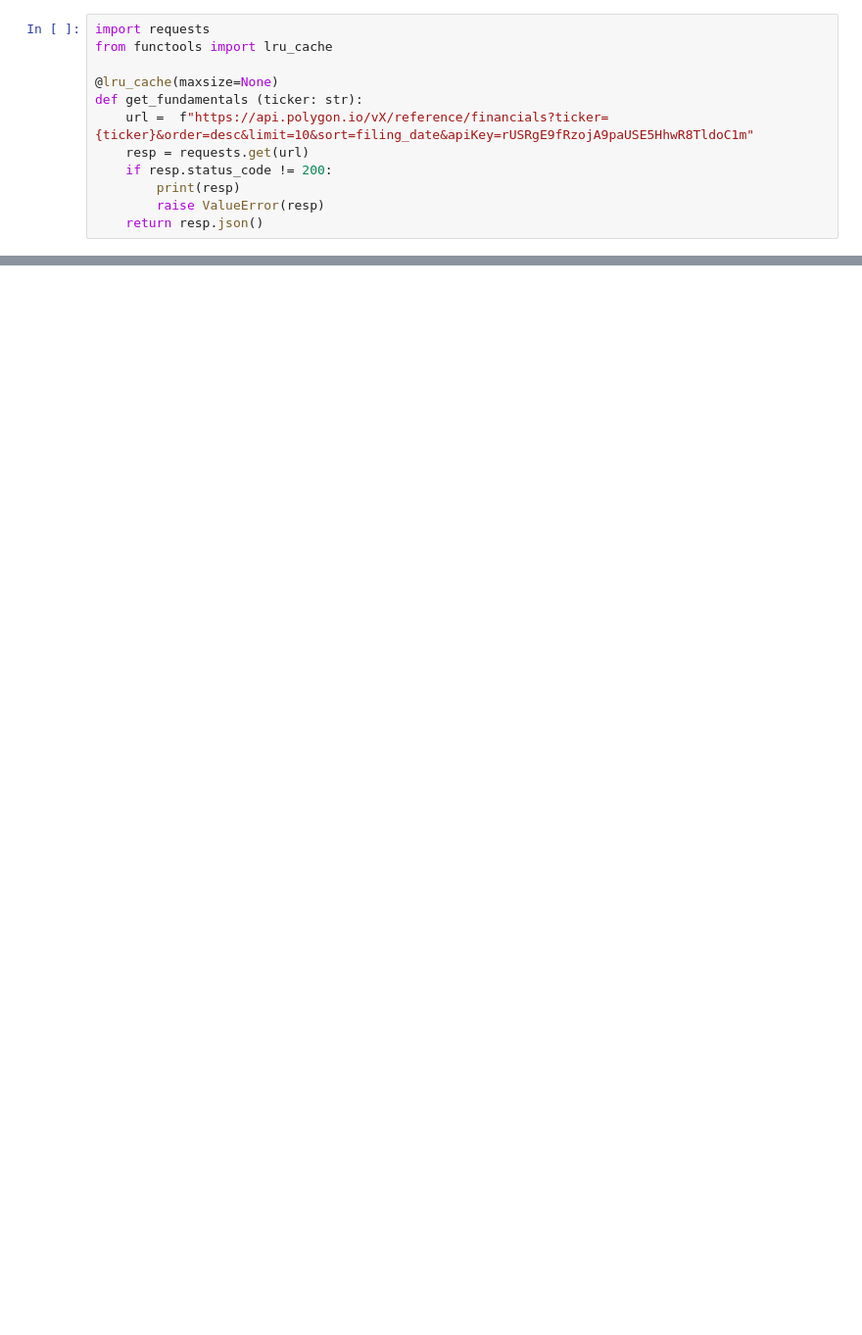
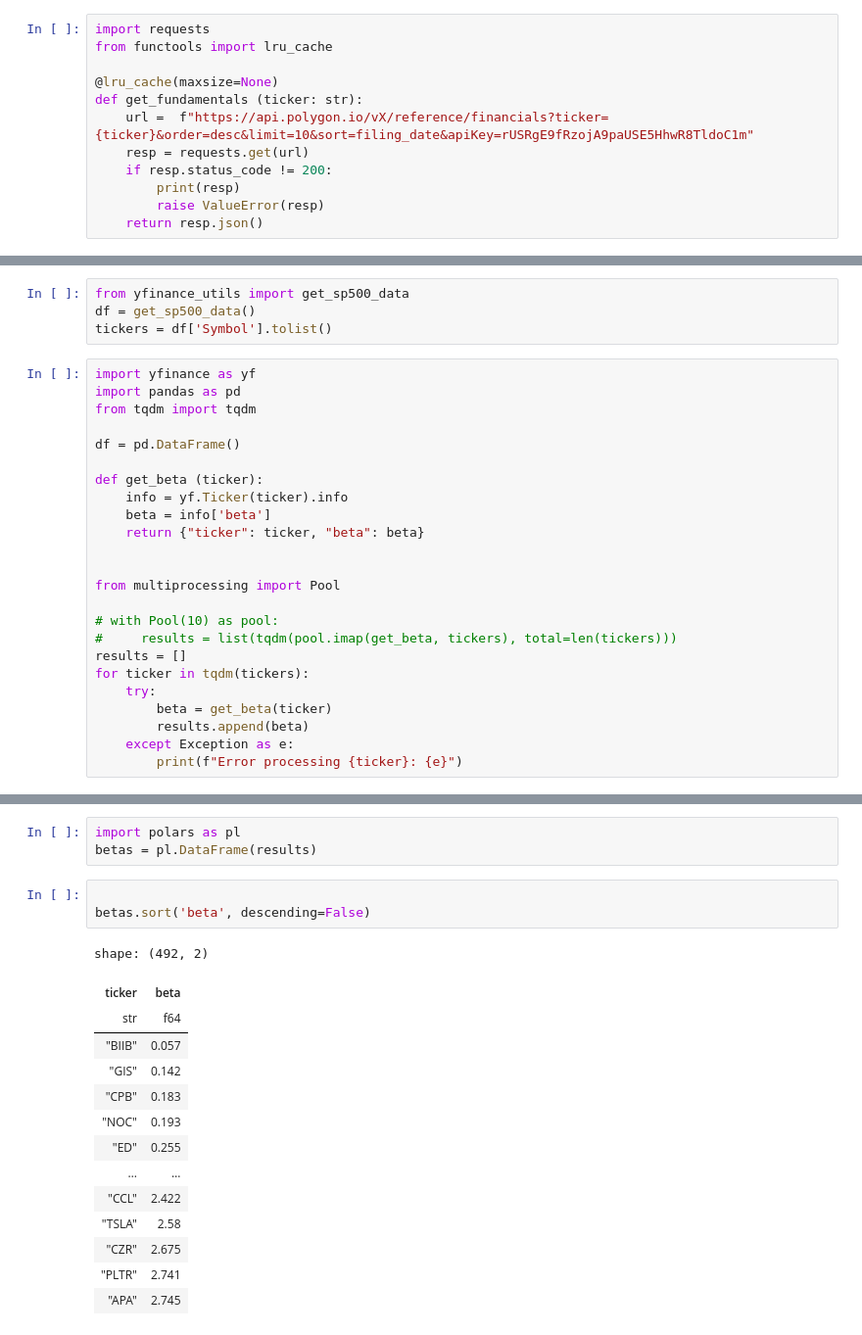
Before and after one commit to piper-of-dawn/ats, a Jupyter notebook: RnD/fundamentals.ipynb, the cells around one changed output, grey strips where cells are left out. Shown at 98% size. Drawn from its saved outputs; the diff is of its cells as text; blank space fills up the shorter version.

```diff
--- a/RnD/fundamentals.ipynb
+++ b/RnD/fundamentals.ipynb
@@ -32,0 +13,28 @@ get_fundamentals("WMT")['results'][-1]
+# %%
+from yfinance_utils import get_sp500_data
+df = get_sp500_data()
+tickers = df['Symbol'].tolist()
+# %%
+import yfinance as yf
+import pandas as pd
+from tqdm import tqdm
+
+df = pd.DataFrame()
+
+def get_beta (ticker):
+    info = yf.Ticker(ticker).info
+    beta = info['beta']
+    return {"ticker": ticker, "beta": beta}
+
+
+from multiprocessing import Pool
+
+# with Pool(10) as pool:
+#     results = list(tqdm(pool.imap(get_beta, tickers), total=len(tickers)))
+results = []
+for ticker in tqdm(tickers):
+    try:
+        beta = get_beta(ticker)
+        results.append(beta)
+    except Exception as e:
+        print(f"Error processing {ticker}: {e}")
@@ -32,0 +53,21 @@ get_fundamentals("WMT")['results'][-1]
+# %%
+import polars as pl
+betas = pl.DataFrame(results)
+# %%
+
+betas.sort('beta', descending=False)
+# %% [output]
+shape: (492, 2)
+| ticker | beta |
+| str | f64 |
+| "BIIB" | 0.057 |
+| "GIS" | 0.142 |
+| "CPB" | 0.183 |
+| "NOC" | 0.193 |
+| "ED" | 0.255 |
+| … | … |
+| "CCL" | 2.422 |
+| "TSLA" | 2.58 |
+| "CZR" | 2.675 |
+| "PLTR" | 2.741 |
+| "APA" | 2.745 |
```
Also changed, not shown: parts of 2 cells of this notebook, 4 other files.
